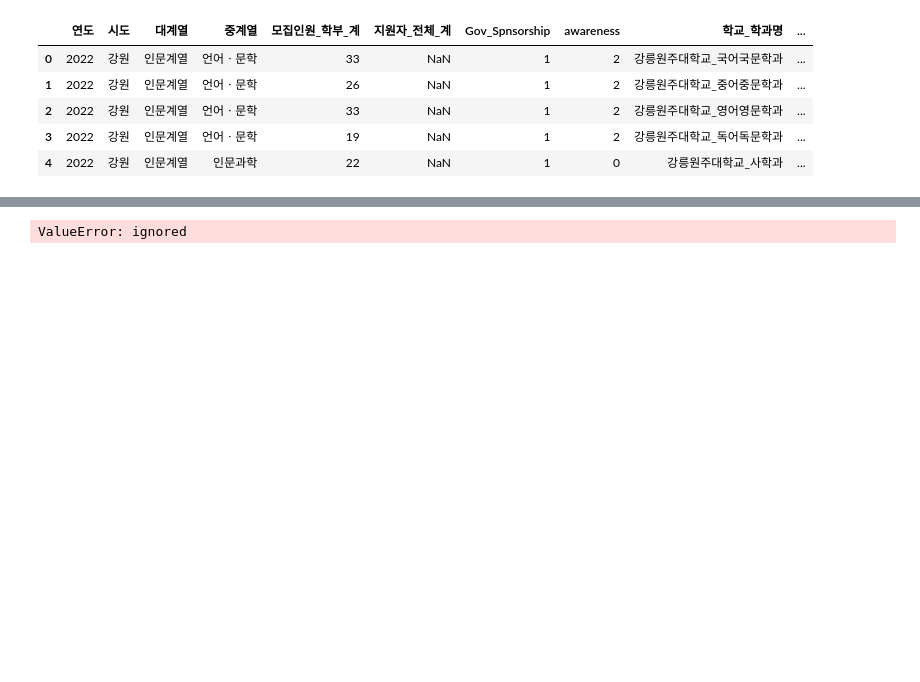
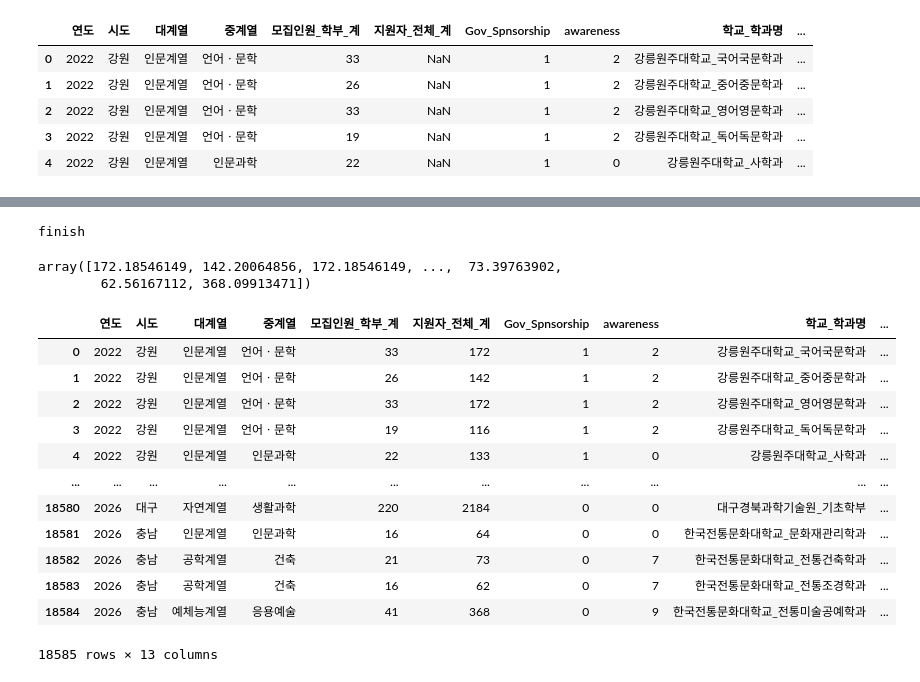
Before and after one commit to PIYUJIN/Prediction_of_integration_and_abolition_for_university, a Jupyter notebook: Final/main_training.ipynb, the cells around one changed output, grey strips where cells are left out. Drawn from its saved outputs; the diff is of its cells as text; code cells hidden in the pictures; blank space fills up the shorter version.

Commit message:
Final prediction

```diff
--- a/Final/main_training.ipynb
+++ b/Final/main_training.ipynb
@@ -450,7 +460,34 @@ grid_train_result = [best_parameters]
 
 search = GridSearchCV(pipe_train_result, grid_train_result, scoring = 'r2', cv = cv, n_jobs = 2, verbose=-1)
 search.fit(X_train,y_train)
-fianl_pred = search.predict(future_test)
+final_pred = search.predict(future_test)
 print('finish')
 # %% [output]
-ValueError: ignored
+finish
+# %%
+# Predicted result
+
+final_pred
+# %% [output]
+array([172.18546149, 142.20064856, 172.18546149, ...,  73.39763902,
+        62.56167112, 368.09913471])
+# %%
+type_changed = final_pred.astype(int)
+# %%
+future['지원자_전체_계'] = type_changed
+# %%
+future
+# %% [output]
+|  | 연도 | 시도 | 대계열 | 중계열 | 모집인원_학부_계 | 지원자_전체_계 | Gov_Spnsorship | awareness | 학교_학과명 | ... |
+| 0 | 2022 | 강원 | 인문계열 | 언어ㆍ문학 | 33 | 172 | 1 | 2 | 강릉원주대학교_국어국문학과 | ... |
+| 1 | 2022 | 강원 | 인문계열 | 언어ㆍ문학 | 26 | 142 | 1 | 2 | 강릉원주대학교_중어중문학과 | ... |
+| 2 | 2022 | 강원 | 인문계열 | 언어ㆍ문학 | 33 | 172 | 1 | 2 | 강릉원주대학교_영어영문학과 | ... |
+| 3 | 2022 | 강원 | 인문계열 | 언어ㆍ문학 | 19 | 116 | 1 | 2 | 강릉원주대학교_독어독문학과 | ... |
+| 4 | 2022 | 강원 | 인문계열 | 인문과학 | 22 | 133 | 1 | 0 | 강릉원주대학교_사학과 | ... |
+| ... | ... | ... | ... | ... | ... | ... | ... | ... | ... | ... |
+| 18580 | 2026 | 대구 | 자연계열 | 생활과학 | 220 | 2184 | 0 | 0 | 대구경북과학기술원_기초학부 | ... |
+| 18581 | 2026 | 충남 | 인문계열 | 인문과학 | 16 | 64 | 0 | 0 | 한국전통문화대학교_문화재관리학과 | ... |
+| 18582 | 2026 | 충남 | 공학계열 | 건축 | 21 | 73 | 0 | 7 | 한국전통문화대학교_전통건축학과 | ... |
+| 18583 | 2026 | 충남 | 공학계열 | 건축 | 16 | 62 | 0 | 7 | 한국전통문화대학교_전통조경학과 | ... |
+| 18584 | 2026 | 충남 | 예체능계열 | 응용예술 | 41 | 368 | 0 | 9 | 한국전통문화대학교_전통미술공예학과 | ... |
+18585 rows × 13 columns
```
Also changed, not shown: parts of 8 cells of this notebook.
